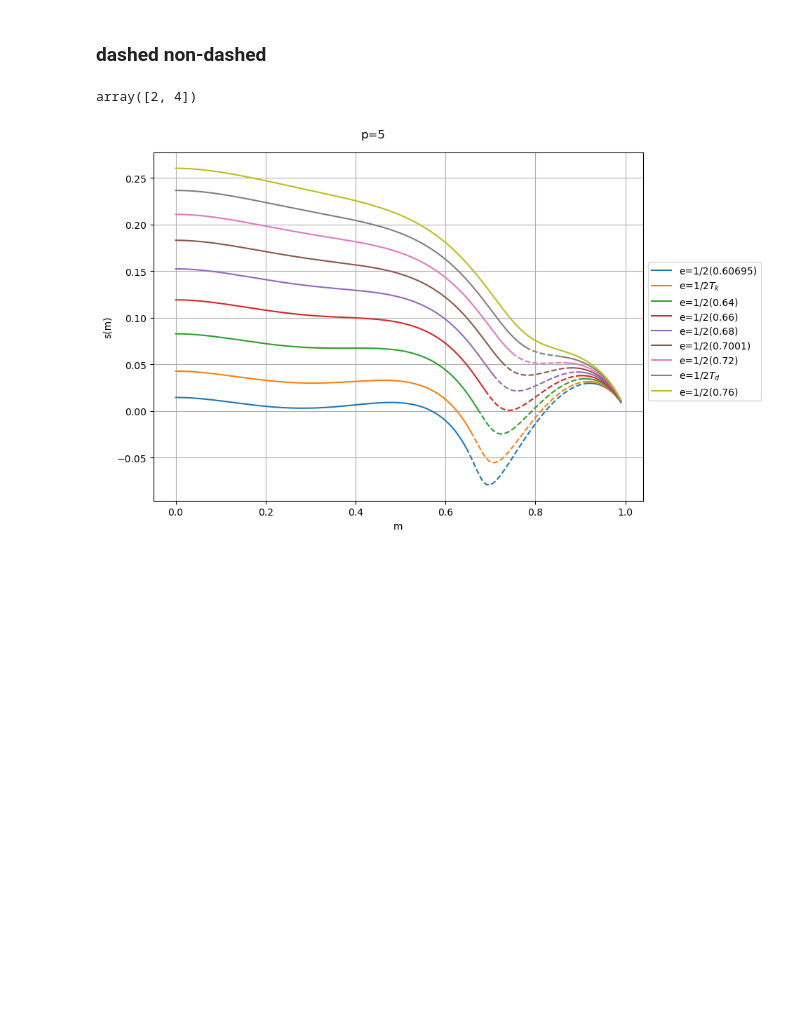
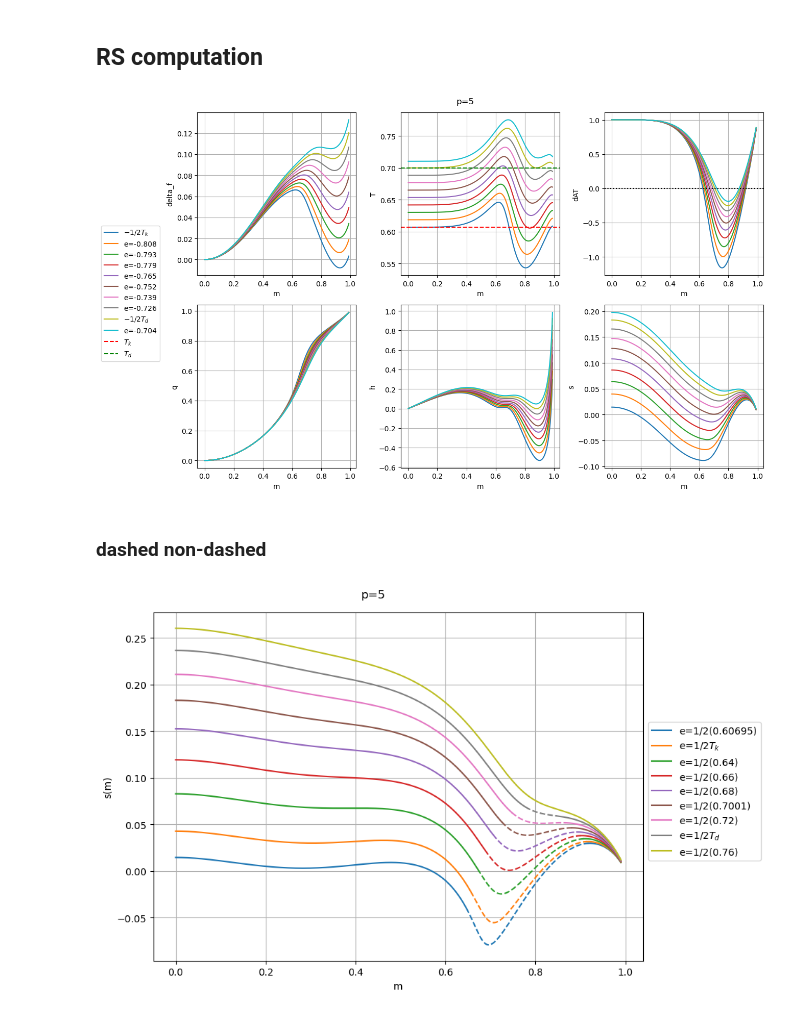
Before and after one commit to mvilucchio/fixed-energy-slice, a Jupyter notebook: RSpspin.ipynb, the cells around one changed output. Drawn from its saved outputs; the diff is of its cells as text; code cells hidden in the pictures; blank space fills up the shorter version.

```diff
--- a/RS3spin.ipynb
+++ b/RSpspin.ipynb
@@ -130,0 +11,2 @@ fig.savefig(f'FPpspin_p{p}.png')
+# %% [markdown]
+## RS computation
@@ -131,10 +23,64 @@ fig.savefig(f'FPpspin_p{p}.png')
+# %%
+ms = np.linspace(0.0, 0.99, n_points_m)
+
+data = observables((len(Teqs), n_points_m))
+
+for jdx, e in enumerate(tqdm(es)):
+    for idx, m in enumerate(ms):
+        h, q = fixed_points_h_q(m, e, p)
+
+        data['q'][jdx, idx] = q
+        data['h'][jdx, idx] = h
+        data['T'][jdx, idx] = 1 / beta_q_e(q, m, e, p)
+        data['delta_f'][jdx, idx] = deltaf_FP(m, q, h, p, e)
+        data['s'][jdx, idx] = s_FP(m, q, h, p, e)
+        data['dAT'][jdx, idx] = dAT_condition(
+            q, m, h, beta_q_e(q, m, e, p), beta_q_e(q, m, e, p) / 2, p
+        )
+# %%
+Teqs_list = [str(x) for x in Teqs.tolist()]
+
+fig, axs = plt.subplots(2, 3, figsize=(12, 8))
+fig.suptitle(f'p={p}')
+
+for jdx, e in enumerate(es):
+    legend_name = f'e={e:.3f}'
+    if jdx == 0:
+        legend_name = r'$- 1/2T_k$'
+    if jdx == len(es) - 2:
+        legend_name = r'$ - 1/2T_d$'
+
+    for idx, (key, item) in enumerate(data.items()):
+        axs[idx // 3 , idx % 3].plot(ms, item[jdx,:], '-', label=legend_name)
+        axs[idx // 3 , idx % 3].set_ylabel(key)
+        axs[idx // 3 , idx % 3].set_xlabel('m')
+        axs[idx // 3 , idx % 3].grid(True)
+
+position_T = list(data.keys()).index('T')
+axs[position_T // 3 , position_T % 3].axhline(y=T_kauz, color='r', linestyle='--', label=r'$T_k$')
+axs[position_T // 3 , position_T % 3].axhline(y=T_dyn, color='g', linestyle='--', label=r'$T_d$')
+
+position_dAT = list(data.keys()).index('dAT')
+axs[position_dAT // 3 , position_dAT % 3].axhline(y=0, color='k', linestyle=':', label=r'$\Delta A = 0$')
+
+handles, labels = [], []
+# for ax in axs.flat:
+ax = axs[0,1]
+for handle, label in zip(*ax.get_legend_handles_labels()):
+    if (handle, label) not in zip(handles, labels):
+        handles.append(handle)
+        labels.append(label)
+
+fig.legend(handles, labels, loc='center left', bbox_to_anchor=(-0.1, 0.5))
+
+plt.tight_layout(rect=[0.1, 0, 1, 1])
+
+plt.tight_layout()
+fig.savefig(f'FPpspin_p{p}.png')
+# %% [output]
+[figure, added]
 # %% [markdown]
 ### dashed non-dashed
-# %%
-stb_idx = [True, True, False, False, True, True]
-np.where(np.diff(np.r_[True, stb_idx, True]) == True)[0]
-# %% [output]
-array([2, 4])
 # %%
 fig, axs = plt.subplots(1, 1, figsize=(8, 6))
 fig.suptitle(f"p={p}")
```
Also changed, not shown: parts of 9 cells of this notebook, 4 other files.
